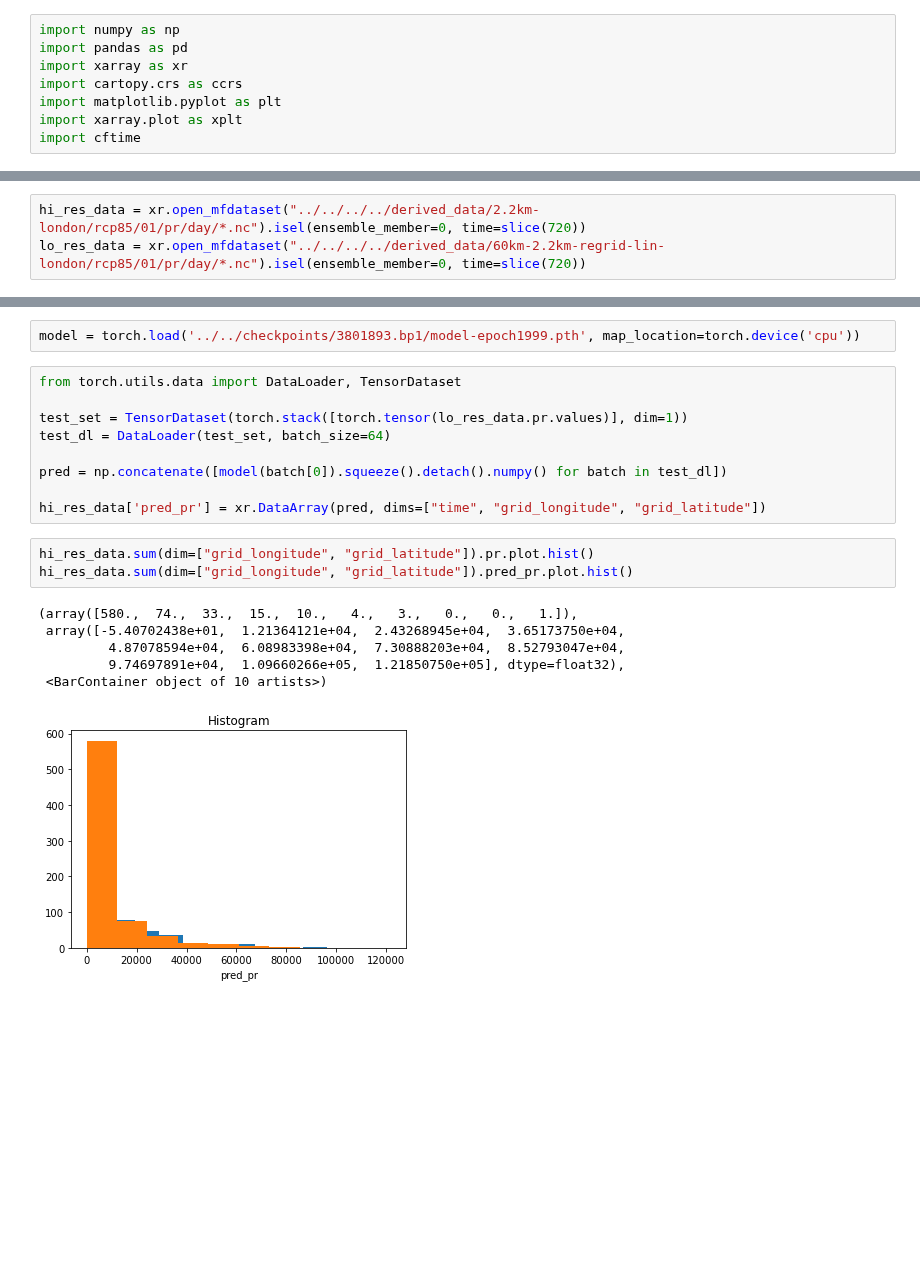
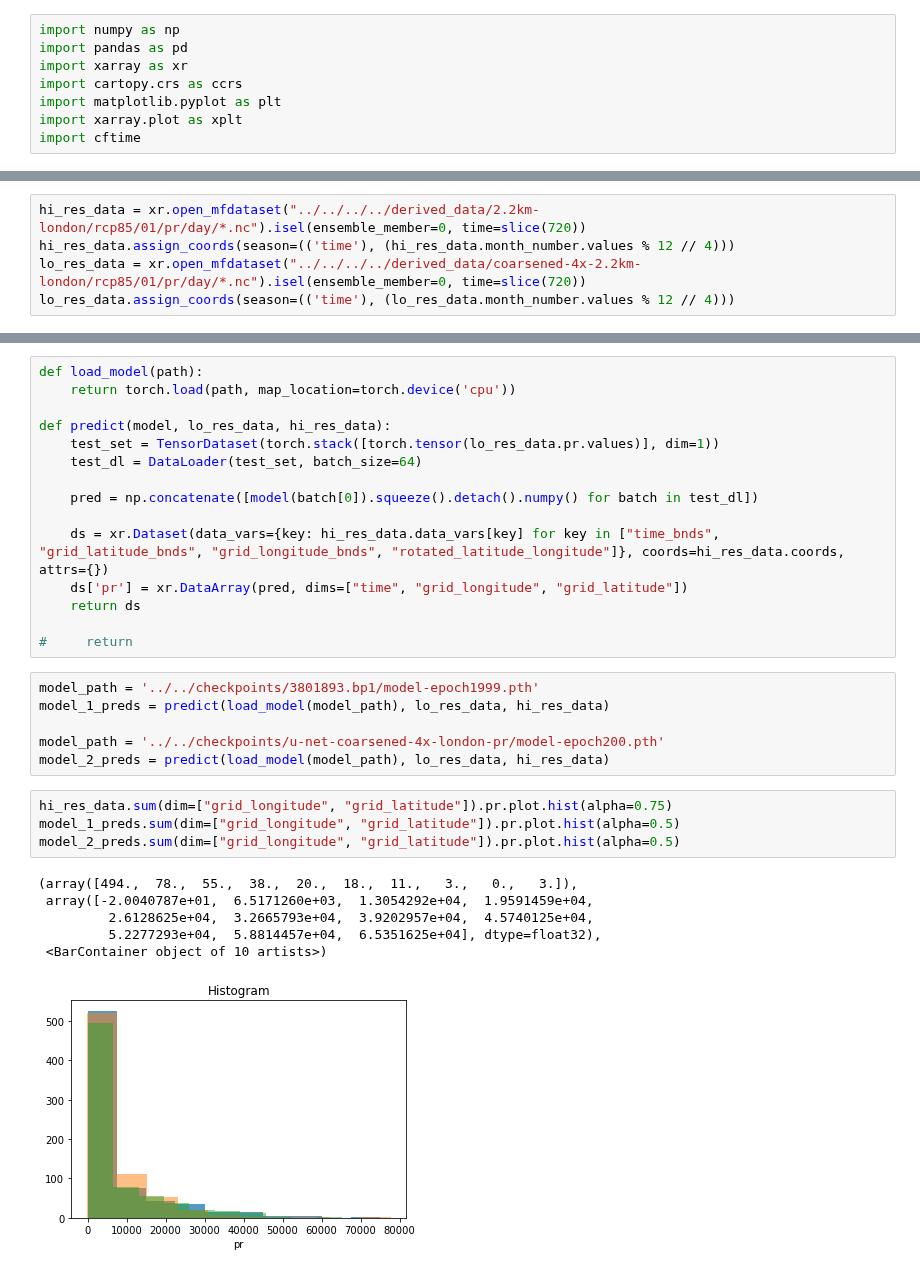
Before and after one commit to henryaddison/ml-downscaling-emulation, a Jupyter notebook: notebooks/learning/evaluation.ipynb, the cells around one changed output, grey strips where cells are left out. Saved outputs shown, nothing was run; the diff lists cells and outputs as text; blank space fills up the shorter version.

Commit message:
got some eval going with two models

```diff
--- a/notebooks/learning/evaluation.ipynb
+++ b/notebooks/learning/evaluation.ipynb
@@ -20,3 +23,5 @@ import pysteps
 # %%
 hi_res_data = xr.open_mfdataset("../../../../derived_data/2.2km-london/rcp85/01/pr/day/*.nc").isel(ensemble_member=0, time=slice(720))
-lo_res_data = xr.open_mfdataset("../../../../derived_data/60km-2.2km-regrid-lin-london/rcp85/01/pr/day/*.nc").isel(ensemble_member=0, time=slice(720))
+hi_res_data.assign_coords(season=(('time'), (hi_res_data.month_number.values % 12 // 4)))
+lo_res_data = xr.open_mfdataset("../../../../derived_data/coarsened-4x-2.2km-london/rcp85/01/pr/day/*.nc").isel(ensemble_member=0, time=slice(720))
+lo_res_data.assign_coords(season=(('time'), (lo_res_data.month_number.values % 12 // 4)))
@@ -23,21 +46,32 @@ lo_res_data = xr.open_mfdataset("../../../../derived_data/60km-2.2km-regrid-lin-
 # %%
-model = torch.load('../../checkpoints/3801893.bp1/model-epoch1999.pth', map_location=torch.device('cpu'))
+def load_model(path):
+    return torch.load(path, map_location=torch.device('cpu'))
+
+def predict(model, lo_res_data, hi_res_data):
+    test_set = TensorDataset(torch.stack([torch.tensor(lo_res_data.pr.values)], dim=1))
+    test_dl = DataLoader(test_set, batch_size=64)
+
+    pred = np.concatenate([model(batch[0]).squeeze().detach().numpy() for batch in test_dl])
+
+    ds = xr.Dataset(data_vars={key: hi_res_data.data_vars[key] for key in ["time_bnds", "grid_latitude_bnds", "grid_longitude_bnds", "rotated_latitude_longitude"]}, coords=hi_res_data.coords, attrs={})
+    ds['pr'] = xr.DataArray(pred, dims=["time", "grid_longitude", "grid_latitude"])
+    return ds
+
+#     return
 # %%
-from torch.utils.data import DataLoader, TensorDataset
+model_path = '../../checkpoints/3801893.bp1/model-epoch1999.pth'
+model_1_preds = predict(load_model(model_path), lo_res_data, hi_res_data)
 
-test_set = TensorDataset(torch.stack([torch.tensor(lo_res_data.pr.values)], dim=1))
-test_dl = DataLoader(test_set, batch_size=64)
-
-pred = np.concatenate([model(batch[0]).squeeze().detach().numpy() for batch in test_dl])
-
-hi_res_data['pred_pr'] = xr.DataArray(pred, dims=["time", "grid_longitude", "grid_latitude"])
+model_path = '../../checkpoints/u-net-coarsened-4x-london-pr/model-epoch200.pth'
+model_2_preds = predict(load_model(model_path), lo_res_data, hi_res_data)
 # %%
-hi_res_data.sum(dim=["grid_longitude", "grid_latitude"]).pr.plot.hist()
-hi_res_data.sum(dim=["grid_longitude", "grid_latitude"]).pred_pr.plot.hist()
+hi_res_data.sum(dim=["grid_longitude", "grid_latitude"]).pr.plot.hist(alpha=0.75)
+model_1_preds.sum(dim=["grid_longitude", "grid_latitude"]).pr.plot.hist(alpha=0.5)
+model_2_preds.sum(dim=["grid_longitude", "grid_latitude"]).pr.plot.hist(alpha=0.5)
 # %% [output]
-(array([580.,  74.,  33.,  15.,  10.,   4.,   3.,   0.,   0.,   1.]),
- array([-5.40702438e+01,  1.21364121e+04,  2.43268945e+04,  3.65173750e+04,
-         4.87078594e+04,  6.08983398e+04,  7.30888203e+04,  8.52793047e+04,
-         9.74697891e+04,  1.09660266e+05,  1.21850750e+05], dtype=float32),
+(array([494.,  78.,  55.,  38.,  20.,  18.,  11.,   3.,   0.,   3.]),
+ array([-2.0040787e+01,  6.5171260e+03,  1.3054292e+04,  1.9591459e+04,
+         2.6128625e+04,  3.2665793e+04,  3.9202957e+04,  4.5740125e+04,
+         5.2277293e+04,  5.8814457e+04,  6.5351625e+04], dtype=float32),
  <BarContainer object of 10 artists>)
-[figure, old version]
+[figure, new version]
```
Also changed, not shown: parts of 12 cells of this notebook.
